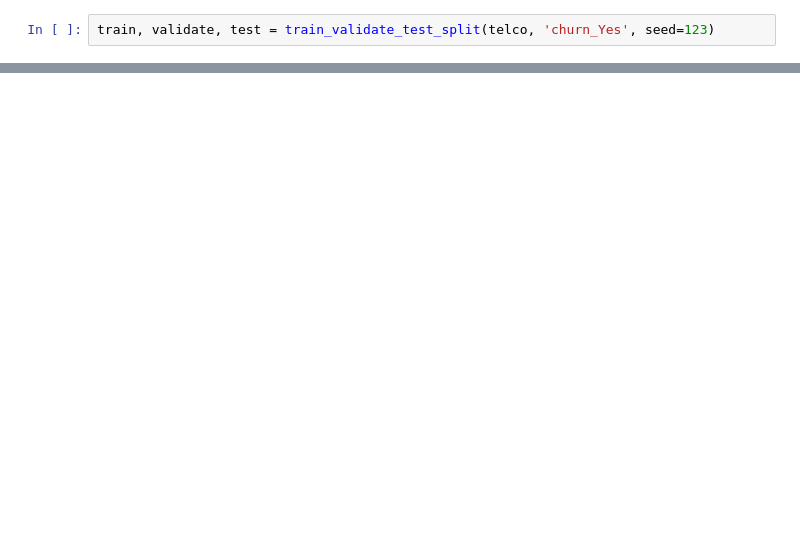
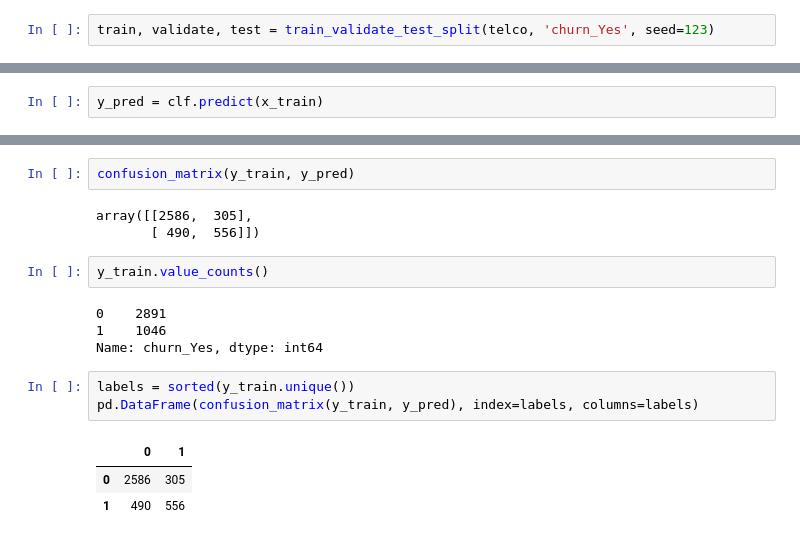
Before and after one commit to watermanbrandyn/classification-exercises, a Jupyter notebook: model.ipynb, the cells around one changed output, grey strips where cells are left out. Saved outputs shown, nothing was run; the diff lists cells and outputs as text; blank space fills up the shorter version.

```diff
--- a/model.ipynb
+++ b/model.ipynb
@@ -285,0 +327,2 @@ train.shape, validate.shape, test.shape
+# %%
+y_pred = clf.predict(x_train)
@@ -285,0 +335,18 @@ train.shape, validate.shape, test.shape
+# %%
+confusion_matrix(y_train, y_pred)
+# %% [output]
+array([[2586,  305],
+       [ 490,  556]])
+# %%
+y_train.value_counts()
+# %% [output]
+0    2891
+1    1046
+Name: churn_Yes, dtype: int64
+# %%
+labels = sorted(y_train.unique())
+pd.DataFrame(confusion_matrix(y_train, y_pred), index=labels, columns=labels)
+# %% [output]
+|  | 0 | 1 |
+| 0 | 2586 | 305 |
+| 1 | 490 | 556 |
```
Also changed, not shown: parts of 47 cells of this notebook.
